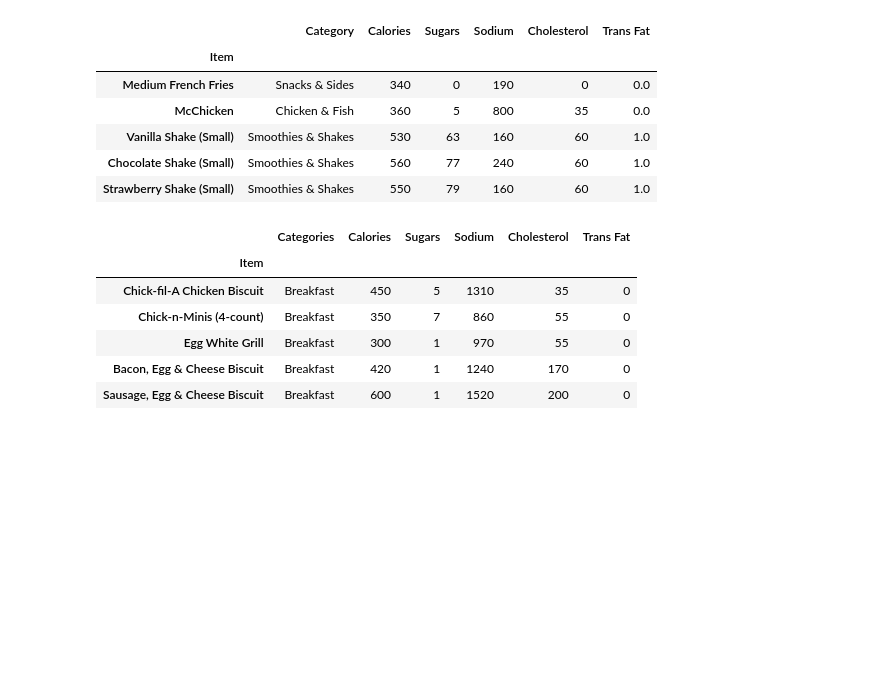
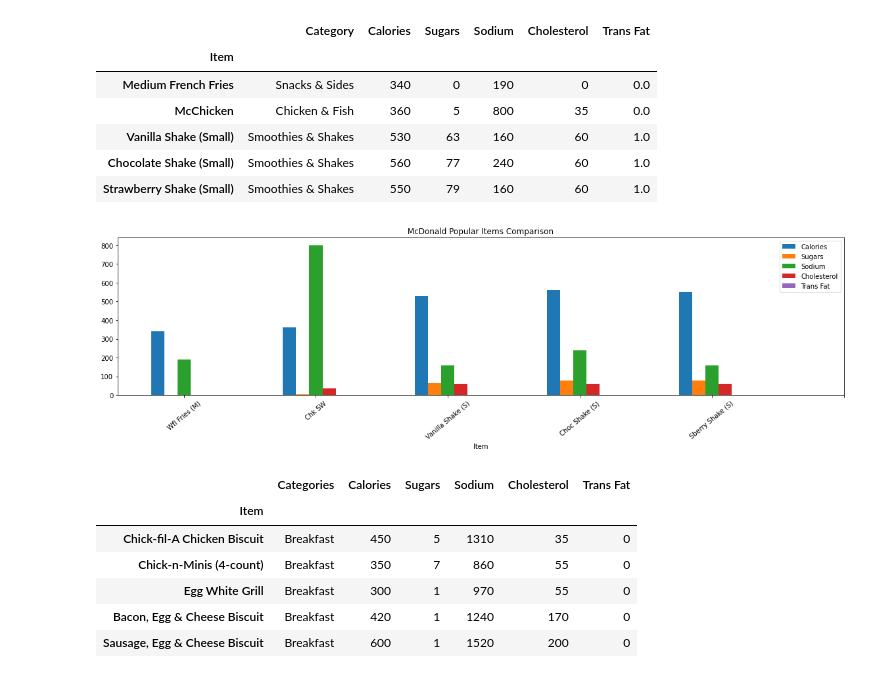
Before and after one commit to han0620-git/project_I, a Jupyter notebook: Han/workbook.ipynb, the cells around one changed output. Drawn from its saved outputs; the diff is of its cells as text; code cells hidden in the pictures; blank space fills up the shorter version.

```diff
--- a/Han/workbook.ipynb
+++ b/Han/workbook.ipynb
@@ -187,7 +187,9 @@ popular_mc_df.head()
 | Sausage McMuffin with Egg Whites | Breakfast | 400 | 2 | 880 | 50 | 0.0 |
 # %%
 rows = ["Medium French Fries", "McChicken", "Vanilla Shake (Small)", "Chocolate Shake (Small)", "Strawberry Shake (Small)"]
-popular_mc_df.loc[rows]
+popular_mc_df_1 = popular_mc_df.loc[rows]
+
+popular_mc_df_1
 # %% [output]
 |  | Category | Calories | Sugars | Sodium | Cholesterol | Trans Fat |
 | Item |  |  |  |  |  |  |
@@ -196,6 +198,19 @@ popular_mc_df.loc[rows]
 | Vanilla Shake (Small) | Smoothies & Shakes | 530 | 63 | 160 | 60 | 1.0 |
 | Chocolate Shake (Small) | Smoothies & Shakes | 560 | 77 | 240 | 60 | 1.0 |
 | Strawberry Shake (Small) | Smoothies & Shakes | 550 | 79 | 160 | 60 | 1.0 |
+# %%
+pl_mc_popular = popular_mc_df_1.plot.bar(width = .5, figsize=(16,5))
+plt.title("McDonald Popular Items Comparison")
+tick_locations = (0,1,2,3,4,5)
+plt.xticks(tick_locations, ["Wfl Fries (M)", "Chk SW", "Vanilla Shake (S)", "Choc Shake (S)", "Sberry Shake (S)"])
+
+plt.xticks(rotation=40)
+
+plt.tight_layout()
+plt.savefig("../Resources/mc_popular")
+plt.show()
+# %% [output]
+[figure, added]
 # %%
 # set new chick_index to Item
 popular_chick_df = renamed_chick_df.set_index("Item")
```
Also changed, not shown: parts of 2 cells of this notebook.
